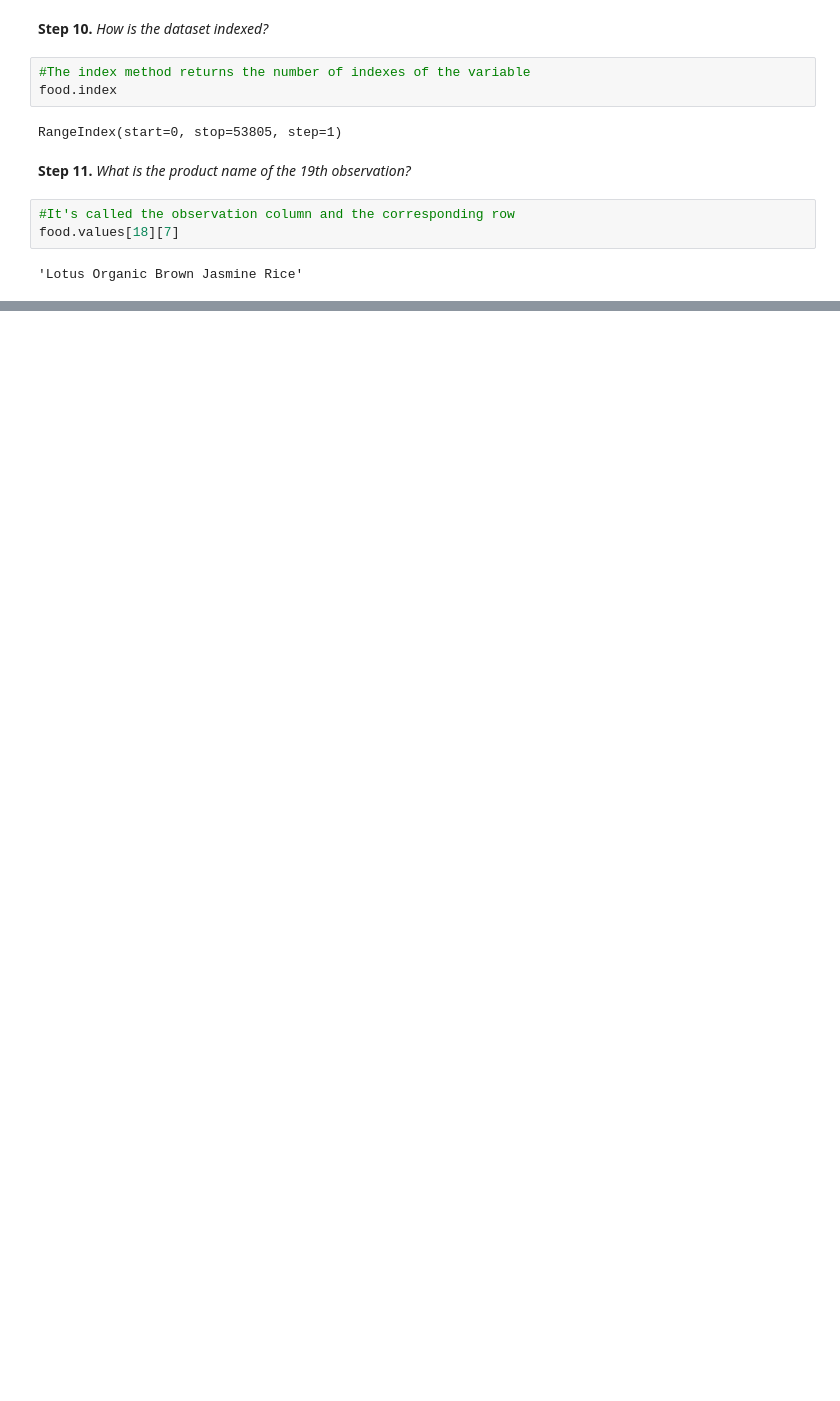
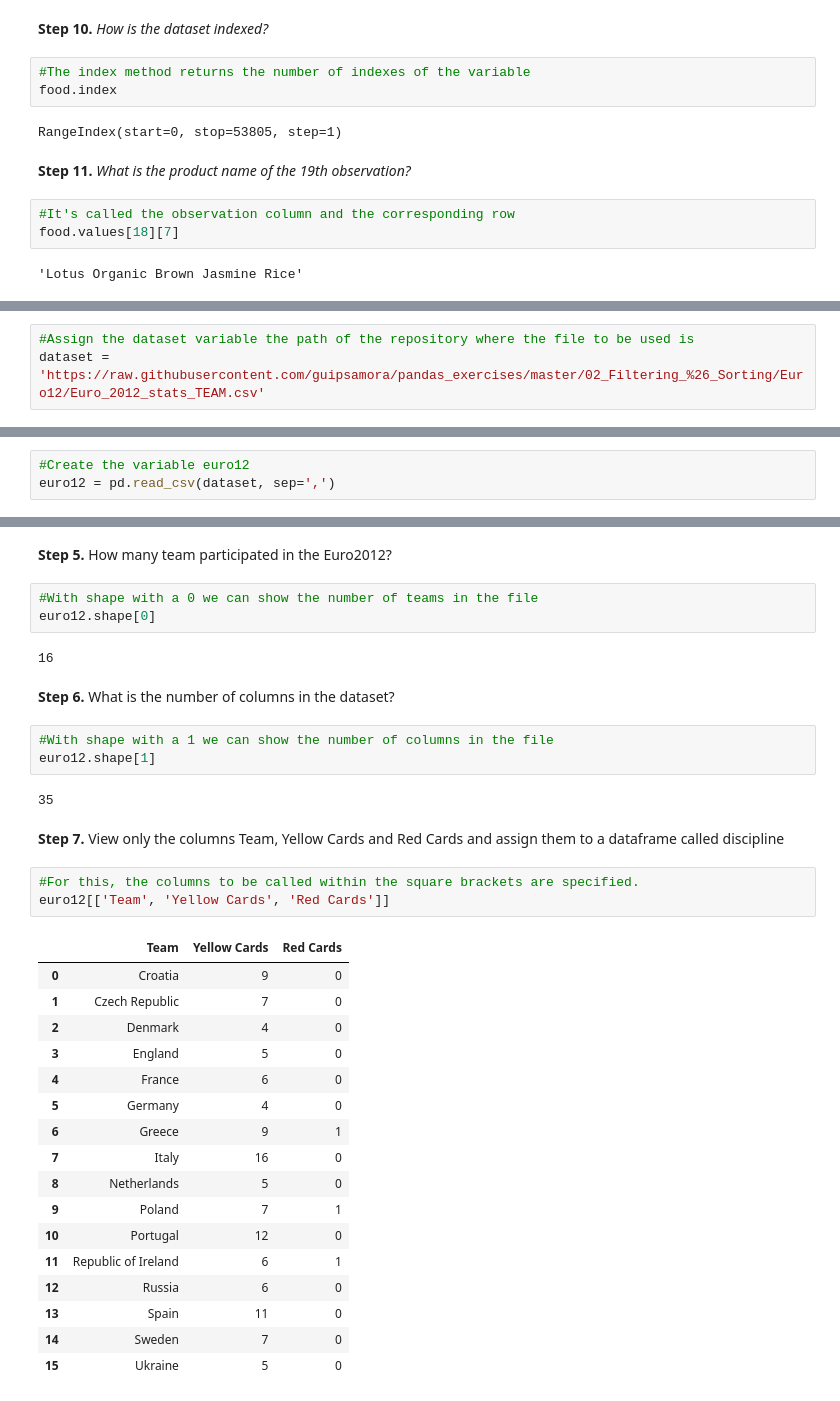
Before and after one commit to NicoPatalagua/Pandas, a Jupyter notebook: PandasExercises.ipynb, the cells around one changed output, grey strips where cells are left out. Cells and saved outputs as stored; diff of their text form; blank space fills up the shorter version.

```diff
--- a/PandasExercises.ipynb
+++ b/PandasExercises.ipynb
@@ -484,0 +498,3 @@ food.values[18][7]
+# %%
+#Assign the dataset variable the path of the repository where the file to be used is
+dataset = 'https://raw.githubusercontent.com/guipsamora/pandas_exercises/master/02_Filtering_%26_Sorting/Euro12/Euro_2012_stats_TEAM.csv'
@@ -484,0 +503,3 @@ food.values[18][7]
+# %%
+#Create the variable euro12
+euro12 = pd.read_csv(dataset, sep=',')
@@ -484,0 +529,37 @@ food.values[18][7]
+# %% [markdown]
+**Step 5.** How many team participated in the Euro2012?
+# %%
+#With shape with a 0 we can show the number of teams in the file
+euro12.shape[0]
+# %% [output]
+16
+# %% [markdown]
+**Step 6.** What is the number of columns in the dataset?
+# %%
+#With shape with a 1 we can show the number of columns in the file
+euro12.shape[1]
+# %% [output]
+35
+# %% [markdown]
+**Step 7.** View only the columns Team, Yellow Cards and Red Cards and assign them to a dataframe called discipline
+# %%
+#For this, the columns to be called within the square brackets are specified.
+euro12[['Team', 'Yellow Cards', 'Red Cards']]
+# %% [output]
+|  | Team | Yellow Cards | Red Cards |
+| 0 | Croatia | 9 | 0 |
+| 1 | Czech Republic | 7 | 0 |
+| 2 | Denmark | 4 | 0 |
+| 3 | England | 5 | 0 |
+| 4 | France | 6 | 0 |
+| 5 | Germany | 4 | 0 |
+| 6 | Greece | 9 | 1 |
+| 7 | Italy | 16 | 0 |
+| 8 | Netherlands | 5 | 0 |
+| 9 | Poland | 7 | 1 |
+| 10 | Portugal | 12 | 0 |
+| 11 | Republic of Ireland | 6 | 1 |
+| 12 | Russia | 6 | 0 |
+| 13 | Spain | 11 | 0 |
+| 14 | Sweden | 7 | 0 |
+| 15 | Ukraine | 5 | 0 |
```
Also changed, not shown: parts of 58 cells of this notebook.
